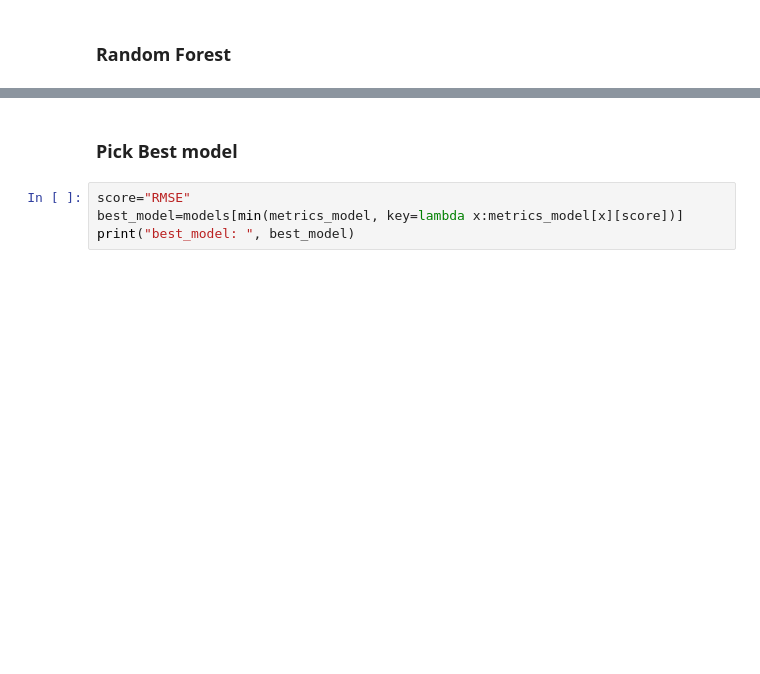
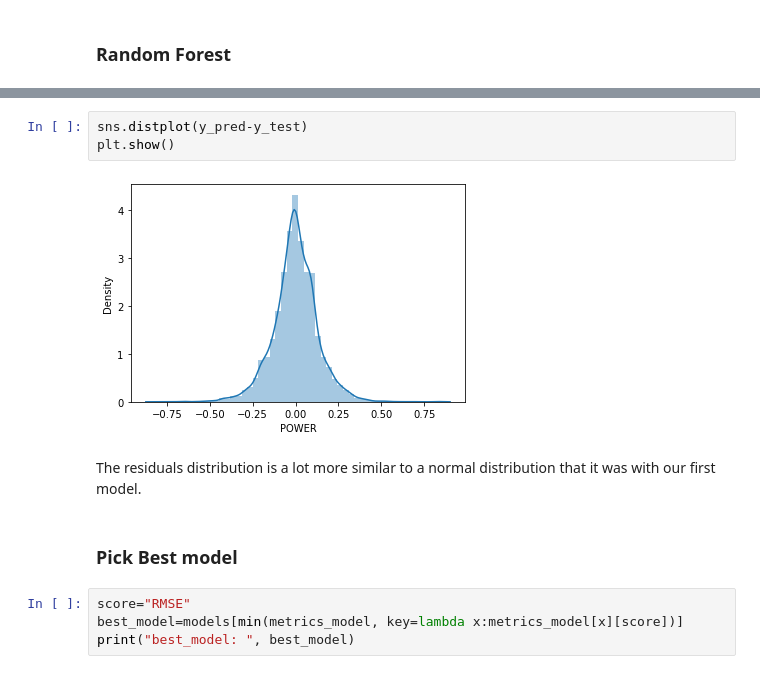
Before and after one commit to YasminaKerkeb/wind-energy-forecasting, a Jupyter notebook: regression_model.ipynb, the cells around one changed output, grey strips where cells are left out. Saved outputs shown, nothing was run; the diff lists cells and outputs as text; blank space fills up the shorter version.

```diff
--- a/regression_model.ipynb
+++ b/regression_model.ipynb
@@ -171,3 +200,10 @@ print(metrics.head())
+# %%
+sns.distplot(y_pred-y_test)
+plt.show()
+# %% [output]
+[figure, added]
+# %% [markdown]
+The residuals distribution is a lot more similar to a normal distribution that it was with our first model.
 # %% [markdown]
 ### Pick Best model
 # %%
```
Also changed, not shown: parts of 5 cells of this notebook, 1 other file.
